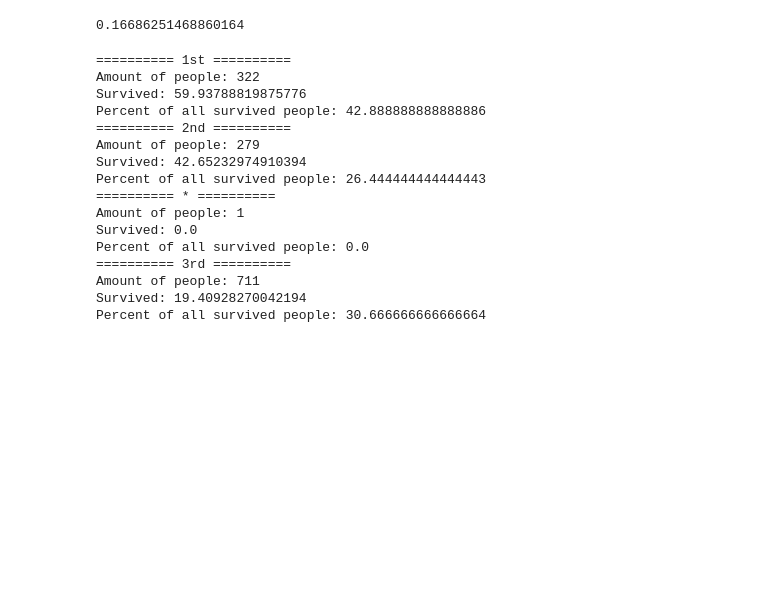
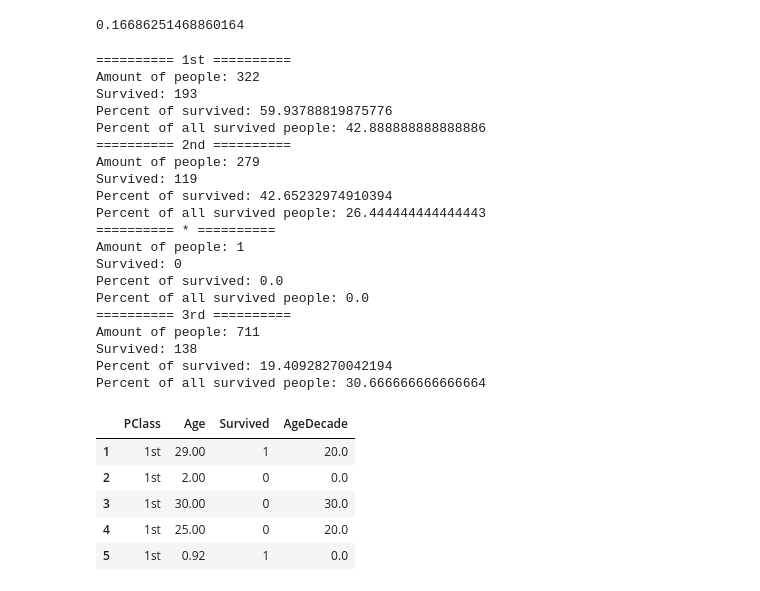
Before and after one commit to bobirdmi/titanic, a Jupyter notebook: titanic.ipynb, the cells around one changed output. Cells and saved outputs as stored; diff of their text form; code cells hidden in the pictures; blank space fills up the shorter version.

```diff
--- a/titanic.ipynb
+++ b/titanic.ipynb
@@ -59,26 +60,44 @@ amount_of_all_survived = len(table[table['Survived'] == 1])
 
 for pclass in table['PClass'].unique():
     class_data = table[table['PClass'] == pclass]
-    survived = class_data['Survived']
+    survived_col = class_data['Survived']
+    amount_of_survived = len(survived_col[survived_col == 1])
 
     print(10*'=', pclass, 10*'=')
     print('Amount of people:', len(class_data))
-    print('Survived:', survived.mean() * 100)
-    print('Percent of all survived people:', len(survived[survived == 1]) / amount_of_all_survived * 100)
+    print('Survived:', amount_of_survived)
+    print('Percent of survived:', survived_col.mean() * 100)
+    print('Percent of all survived people:', amount_of_survived / amount_of_all_survived * 100)
 # %% [output]
 ========== 1st ==========
 Amount of people: 322
-Survived: 59.93788819875776
+Survived: 193
+Percent of survived: 59.93788819875776
 Percent of all survived people: 42.888888888888886
 ========== 2nd ==========
 Amount of people: 279
-Survived: 42.65232974910394
+Survived: 119
+Percent of survived: 42.65232974910394
 Percent of all survived people: 26.444444444444443
 ========== * ==========
 Amount of people: 1
-Survived: 0.0
+Survived: 0
+Percent of survived: 0.0
 Percent of all survived people: 0.0
 ========== 3rd ==========
 Amount of people: 711
-Survived: 19.40928270042194
+Survived: 138
+Percent of survived: 19.40928270042194
 Percent of all survived people: 30.666666666666664
+# %%
+table2 = copy.deepcopy(table[['PClass', 'Age', 'Survived']])
+table2 = table2.dropna()
+table2['AgeDecade'] = table2['Age'] // 10 * 10
+table2.head()
+# %% [output]
+|  | PClass | Age | Survived | AgeDecade |
+| 1 | 1st | 29.00 | 1 | 20.0 |
+| 2 | 1st | 2.00 | 0 | 0.0 |
+| 3 | 1st | 30.00 | 0 | 30.0 |
+| 4 | 1st | 25.00 | 0 | 20.0 |
+| 5 | 1st | 0.92 | 1 | 0.0 |
```
Also changed, not shown: parts of 7 cells of this notebook.
